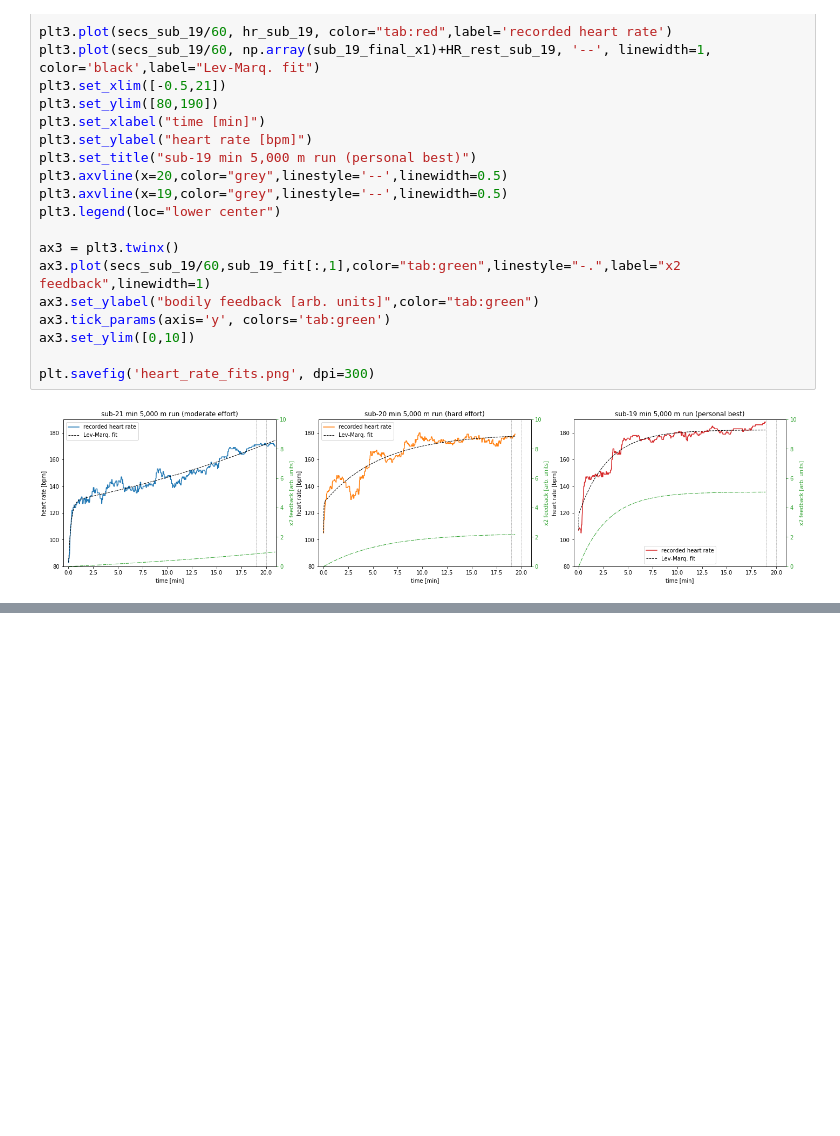
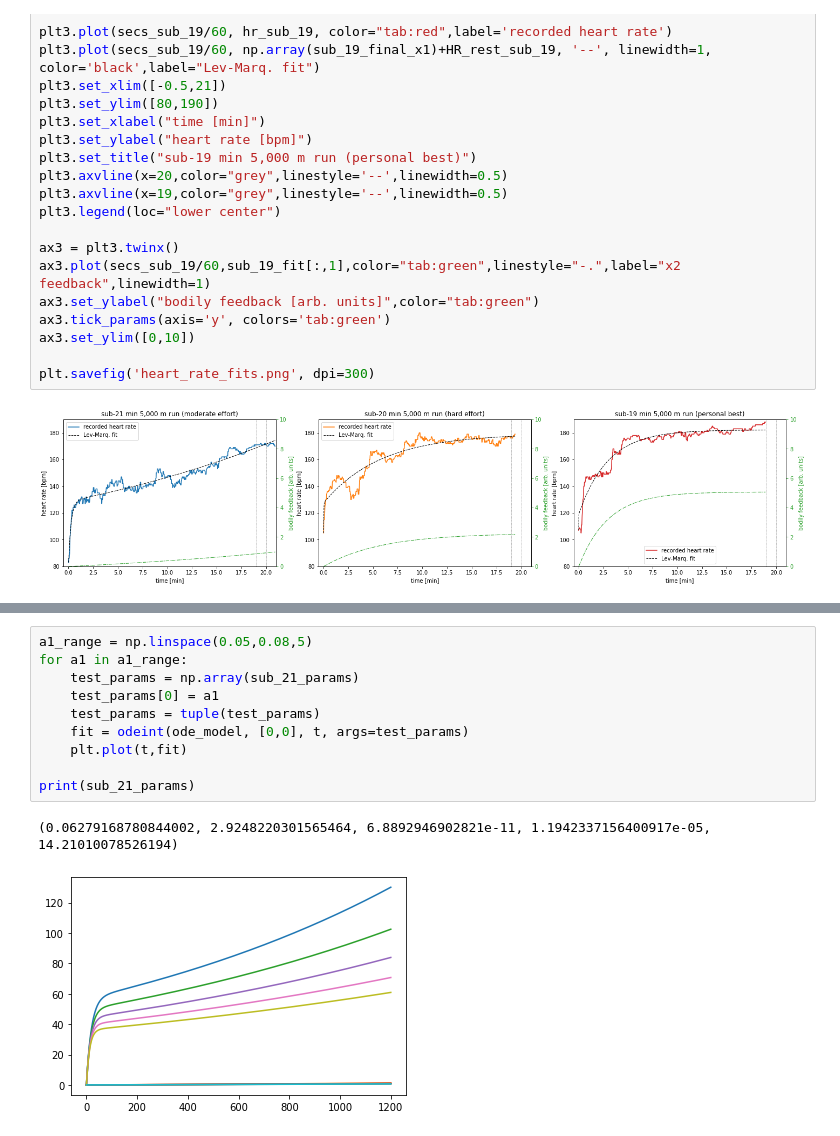
Before and after one commit to sebastiankalos/math_modeling, a Jupyter notebook: HR_analysis.ipynb, the cells around one changed output, grey strips where cells are left out. Drawn from its saved outputs; the diff is of its cells as text; blank space fills up the shorter version.

```diff
--- a/HR_analysis.ipynb
+++ b/HR_analysis.ipynb
@@ -204,0 +212,13 @@ plt.savefig('heart_rate_fits.png', dpi=300)
+# %%
+a1_range = np.linspace(0.05,0.08,5)
+for a1 in a1_range:
+    test_params = np.array(sub_21_params)
+    test_params[0] = a1
+    test_params = tuple(test_params)
+    fit = odeint(ode_model, [0,0], t, args=test_params)
+    plt.plot(t,fit)
+
+print(sub_21_params)
+# %% [output]
+(0.06279168780844002, 2.9248220301565464, 6.8892946902821e-11, 1.1942337156400917e-05, 14.21010078526194)
+[figure, added]
```
Also changed, not shown: parts of 5 cells of this notebook.
